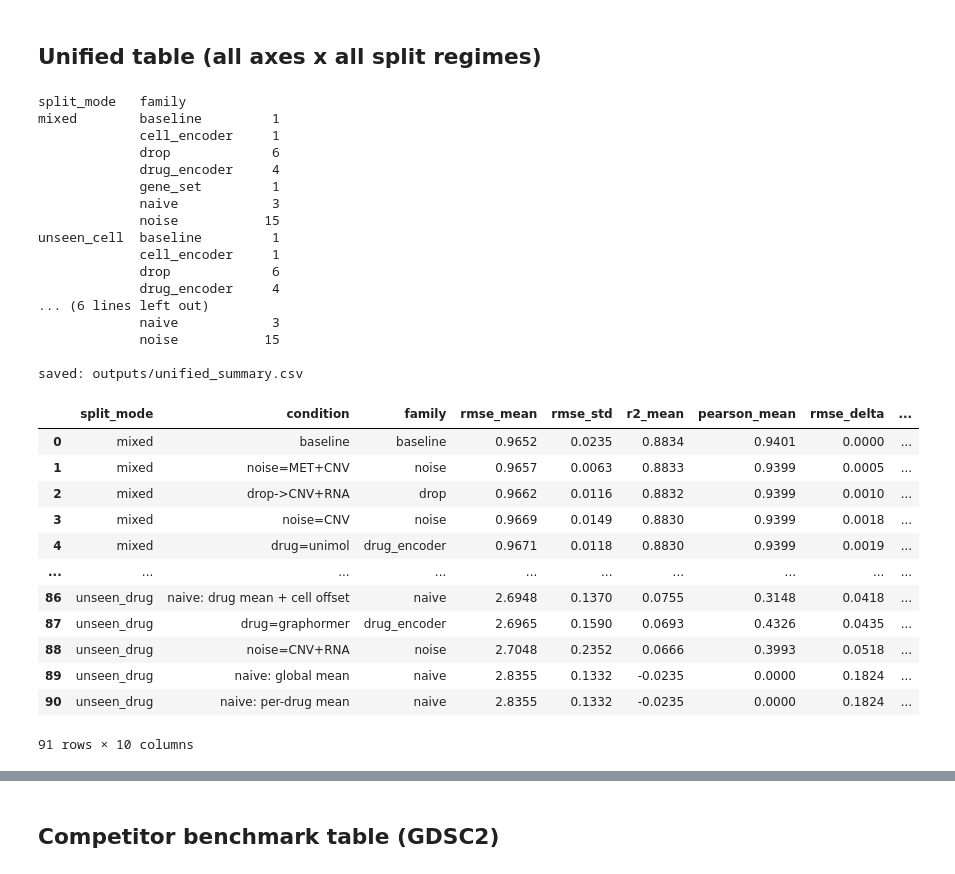
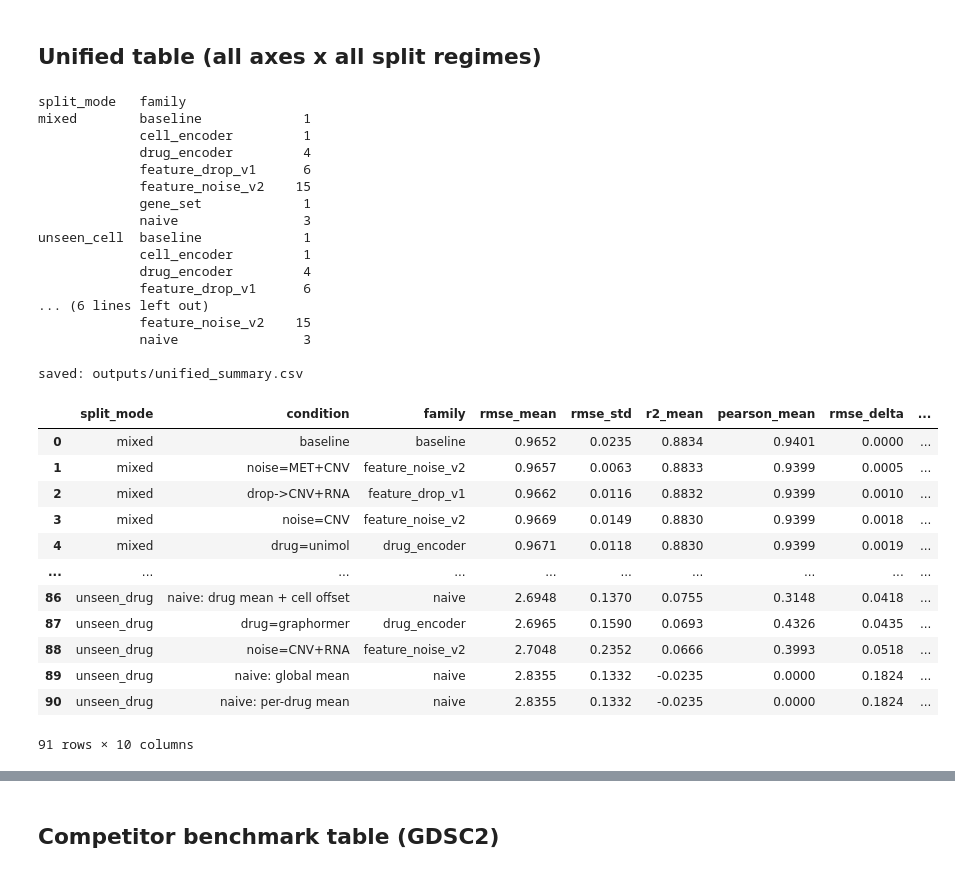
Before and after one commit to jmj3078/OmicsDRP, a Jupyter notebook: omicsdrp/notebooks/results_summary.ipynb, the cells around one changed output, grey strips where cells are left out. Drawn from its saved outputs; the diff is of its cells as text; code cells hidden in the pictures.

```diff
--- a/omicsdrp/notebooks/results_summary.ipynb
+++ b/omicsdrp/notebooks/results_summary.ipynb
@@ -91,8 +91,8 @@ BASE = dict(omics='SNP+MET+CNV+RNA', noise='none', genes='pgkb',
 
 # every ablation axis, in reporting order. Each is one-factor-at-a-time around BASE.
 ABLATIONS = [
-    ('noise', 'FEATURE (noise substitution)'),
-    ('omics', 'FEATURE (column drop)'),
+    ('noise', 'FEATURE v2 -- noise substitution (capacity held constant)'),
+    ('omics', 'FEATURE v1 -- omics column dropped (legacy; input_dim shrinks)'),
     ('genes', 'GENE SET (909 random)'),
     ('cell', 'CELL ENCODER'),
     ('drug', 'DRUG REP'),
@@ -207,8 +207,12 @@ def condition_label(r):
     return 'baseline'
 
 def condition_family(r):
-    for col, base, fam in (('genes', 'pgkb', 'gene_set'), ('noise', 'none', 'noise'),
-                           ('omics', 'SNP+MET+CNV+RNA', 'drop'),
+    # the two feature-ablation designs stay SEPARATE families: v1 removes the
+    # column (fewer parameters), v2 replaces it with N(0,1) (same parameters).
+    # Mixing them into one group would compare across different model sizes.
+    for col, base, fam in (('genes', 'pgkb', 'gene_set'),
+                           ('noise', 'none', 'feature_noise_v2'),
+                           ('omics', 'SNP+MET+CNV+RNA', 'feature_drop_v1'),
                            ('cell', 'attention', 'cell_encoder'),
                            ('drug', 'morgan', 'drug_encoder')):
         if r[col] != base:
@@ -255,54 +259,54 @@ model_folds = folds.assign(condition=folds.apply(condition_label, axis=1),
 all_folds = model_folds[['split_mode', 'condition', 'family', 'fold'] + METRICS]
 if NAIVE:
     all_folds = pd.concat([all_folds, naive_fold_records()], ignore_index=True)
 
 unified = (all_folds.groupby(['split_mode', 'condition', 'family'])[METRICS]
            .agg(['mean', 'std']))
 unified.columns = [f'{m}_{s}' for m, s in unified.columns]
 unified = unified.join(all_folds.groupby(['split_mode', 'condition', 'family'])['fold']
                        .nunique().rename('n_folds')).reset_index()
 
 base_rmse = (unified[unified.condition == 'baseline']
              .set_index('split_mode')['rmse_mean'].to_dict())
 unified['rmse_delta'] = unified.apply(
     lambda r: r.rmse_mean - base_rmse.get(r.split_mode, np.nan), axis=1)
 unified['rmse_delta_sigma'] = unified.rmse_delta / unified.rmse_std.replace(0, np.nan)
 unified = unified.sort_values(['split_mode', 'rmse_mean']).reset_index(drop=True)
 
 unified.round(6).to_csv('outputs/unified_summary.csv', index=False)
 print(unified.groupby(['split_mode', 'family']).size().to_string())
 print('\nsaved: outputs/unified_summary.csv')
 display(unified[['split_mode', 'condition', 'family', 'rmse_mean', 'rmse_std',
                  'r2_mean', 'pearson_mean', 'rmse_delta', 'rmse_delta_sigma',
                  'n_folds']].round(4))
 # %% [output]
 split_mode   family
-mixed        baseline         1
-             cell_encoder     1
-             drop             6
-             drug_encoder     4
-             gene_set         1
-             naive            3
-             noise           15
-unseen_cell  baseline         1
-             cell_encoder     1
-             drop             6
-             drug_encoder     4
+mixed        baseline             1
+             cell_encoder         1
+             drug_encoder         4
+             feature_drop_v1      6
+             feature_noise_v2    15
+             gene_set             1
+             naive                3
+unseen_cell  baseline             1
+             cell_encoder         1
+             drug_encoder         4
+             feature_drop_v1      6
 ... (6 lines left out)
-             naive            3
-             noise           15
+             feature_noise_v2    15
+             naive                3
 
 saved: outputs/unified_summary.csv
 |  | split_mode | condition | family | rmse_mean | rmse_std | r2_mean | pearson_mean | rmse_delta | ... |
 | 0 | mixed | baseline | baseline | 0.9652 | 0.0235 | 0.8834 | 0.9401 | 0.0000 | ... |
-| 1 | mixed | noise=MET+CNV | noise | 0.9657 | 0.0063 | 0.8833 | 0.9399 | 0.0005 | ... |
-| 2 | mixed | drop->CNV+RNA | drop | 0.9662 | 0.0116 | 0.8832 | 0.9399 | 0.0010 | ... |
-| 3 | mixed | noise=CNV | noise | 0.9669 | 0.0149 | 0.8830 | 0.9399 | 0.0018 | ... |
+| 1 | mixed | noise=MET+CNV | feature_noise_v2 | 0.9657 | 0.0063 | 0.8833 | 0.9399 | 0.0005 | ... |
+| 2 | mixed | drop->CNV+RNA | feature_drop_v1 | 0.9662 | 0.0116 | 0.8832 | 0.9399 | 0.0010 | ... |
+| 3 | mixed | noise=CNV | feature_noise_v2 | 0.9669 | 0.0149 | 0.8830 | 0.9399 | 0.0018 | ... |
 | 4 | mixed | drug=unimol | drug_encoder | 0.9671 | 0.0118 | 0.8830 | 0.9399 | 0.0019 | ... |
 | ... | ... | ... | ... | ... | ... | ... | ... | ... | ... |
 | 86 | unseen_drug | naive: drug mean + cell offset | naive | 2.6948 | 0.1370 | 0.0755 | 0.3148 | 0.0418 | ... |
 | 87 | unseen_drug | drug=graphormer | drug_encoder | 2.6965 | 0.1590 | 0.0693 | 0.4326 | 0.0435 | ... |
-| 88 | unseen_drug | noise=CNV+RNA | noise | 2.7048 | 0.2352 | 0.0666 | 0.3993 | 0.0518 | ... |
+| 88 | unseen_drug | noise=CNV+RNA | feature_noise_v2 | 2.7048 | 0.2352 | 0.0666 | 0.3993 | 0.0518 | ... |
 | 89 | unseen_drug | naive: global mean | naive | 2.8355 | 0.1332 | -0.0235 | 0.0000 | 0.1824 | ... |
 | 90 | unseen_drug | naive: per-drug mean | naive | 2.8355 | 0.1332 | -0.0235 | 0.0000 | 0.1824 | ... |
 91 rows × 10 columns
```
Also changed, not shown: parts of 6 cells of this notebook, 1 other file.
